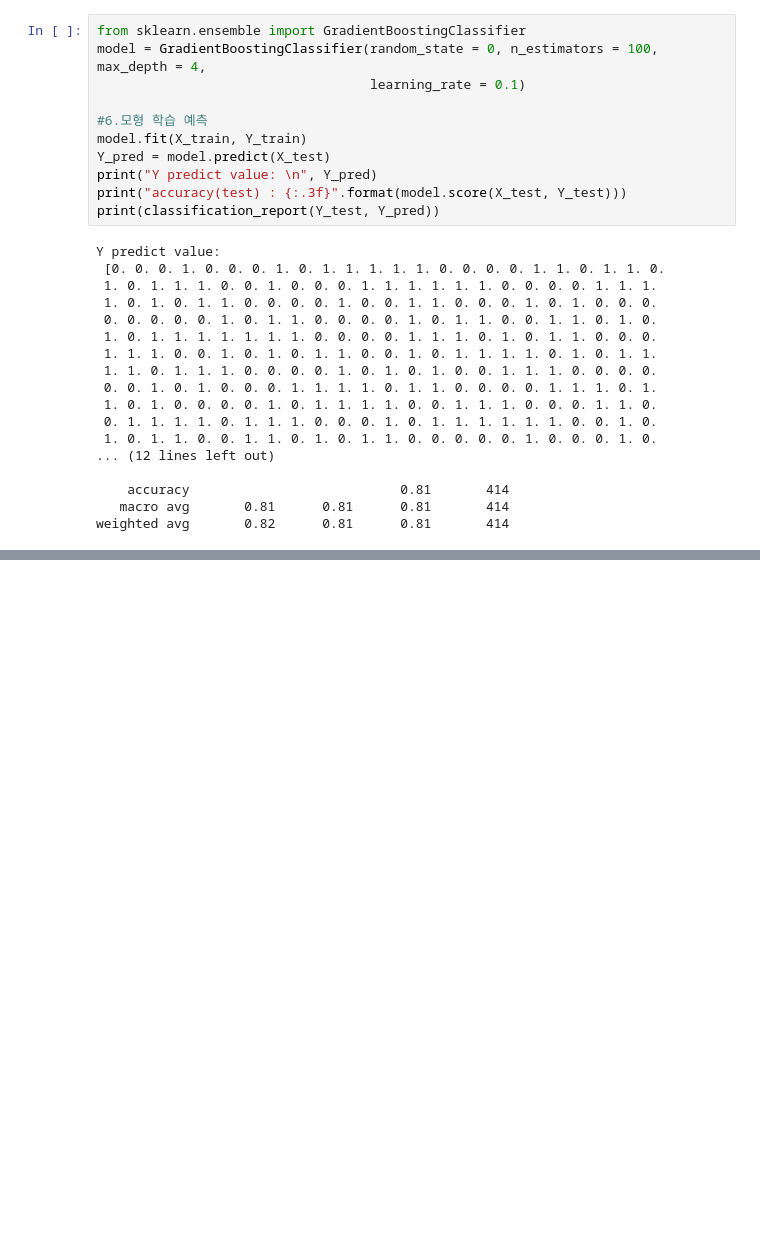
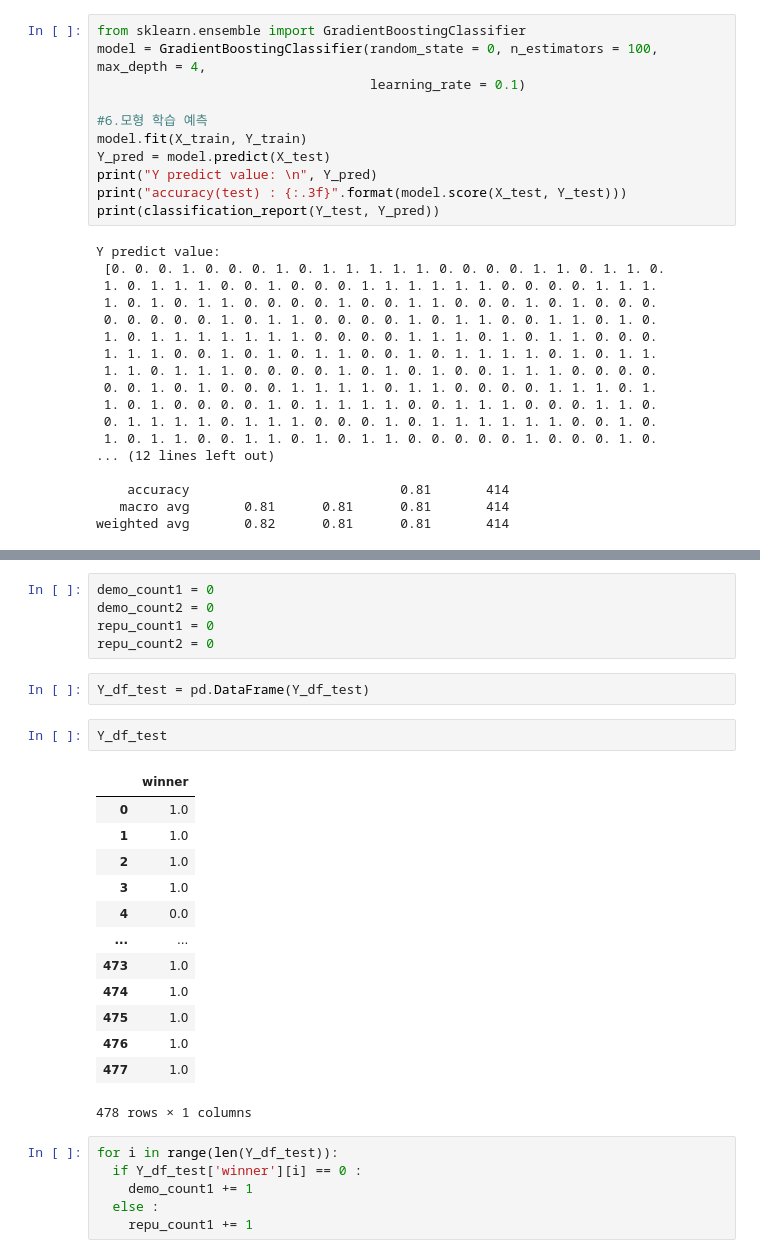
Before and after one commit to good-thinking/easy-coding2, a Jupyter notebook: test_number_3.ipynb, the cells around one changed output, grey strips where cells are left out. Cells and saved outputs as stored; diff of their text form; blank space fills up the shorter version.

```diff
--- a/test_number_3.ipynb
+++ b/test_number_3.ipynb
@@ -696,0 +778,29 @@ weighted avg       0.82      0.81      0.81       414
+# %%
+demo_count1 = 0
+demo_count2 = 0
+repu_count1 = 0
+repu_count2 = 0
+# %%
+Y_df_test = pd.DataFrame(Y_df_test)
+# %%
+Y_df_test
+# %% [output]
+|  | winner |
+| 0 | 1.0 |
+| 1 | 1.0 |
+| 2 | 1.0 |
+| 3 | 1.0 |
+| 4 | 0.0 |
+| ... | ... |
+| 473 | 1.0 |
+| 474 | 1.0 |
+| 475 | 1.0 |
+| 476 | 1.0 |
+| 477 | 1.0 |
+478 rows × 1 columns
+# %%
+for i in range(len(Y_df_test)):
+  if Y_df_test['winner'][i] == 0 :
+    demo_count1 += 1
+  else :
+    repu_count1 += 1
```
Also changed, not shown: parts of 13 cells of this notebook.
